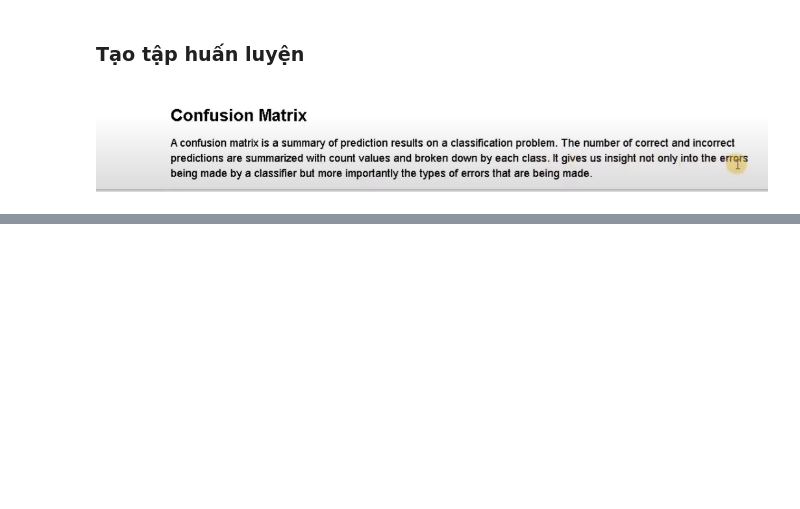
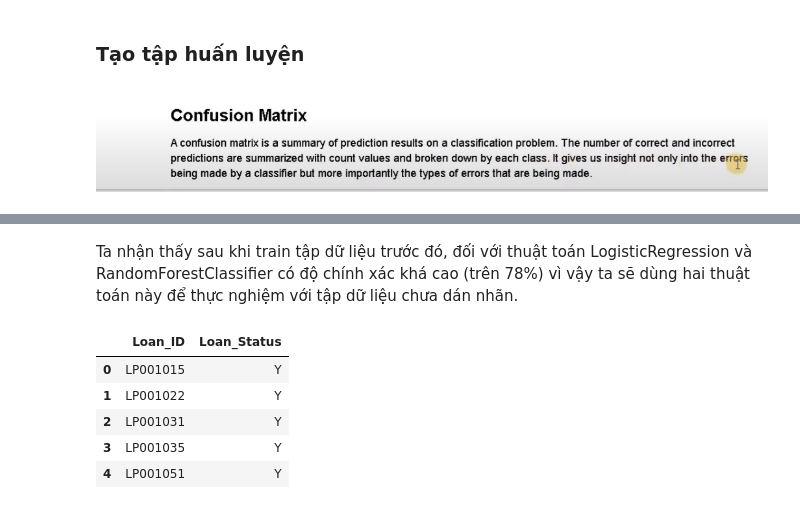
Before and after one commit to duynguyen02/tls_ml_loan_prediction_1, a Jupyter notebook: loan_approval_prediction.ipynb, the cells around one changed output, grey strips where cells are left out. Saved outputs shown, nothing was run; the diff lists cells and outputs as text; code cells hidden in the pictures; blank space fills up the shorter version.

```diff
--- a/loan_approval_prediction.ipynb
+++ b/loan_approval_prediction.ipynb
@@ -520,0 +604,7 @@ Cross validation: 0.7230707716913234
+# %%
+# chuyển về dạng số
+lab_test = LabelEncoder()
+
+for col in obj_cols:
+  if (col != 'Loan_Status'):
+    test_df[col] = lab_test.fit_transform(test_df[col])
@@ -520,0 +627,2 @@ Cross validation: 0.7230707716913234
+# %% [markdown]
+Ta nhận thấy sau khi train tập dữ liệu trước đó, đối với thuật toán LogisticRegression và RandomForestClassifier có độ chính xác khá cao (trên 78%) vì vậy ta sẽ dùng hai thuật toán này để thực nghiệm với tập dữ liệu chưa dán nhãn.
@@ -520,0 +635,10 @@ Cross validation: 0.7230707716913234
+# %%
+test_final_with_log_re_df['Loan_Status'] = pd.DataFrame(data=Y_pred_test_with_log_re, columns=["Loan_Status"])['Loan_Status'].map({0:'N', 1:'Y'})
+test_final_with_log_re_df.head()
+# %% [output]
+|  | Loan_ID | Loan_Status |
+| 0 | LP001015 | Y |
+| 1 | LP001022 | Y |
+| 2 | LP001031 | Y |
+| 3 | LP001035 | Y |
+| 4 | LP001051 | Y |
```
Also changed, not shown: parts of 24 cells of this notebook.
